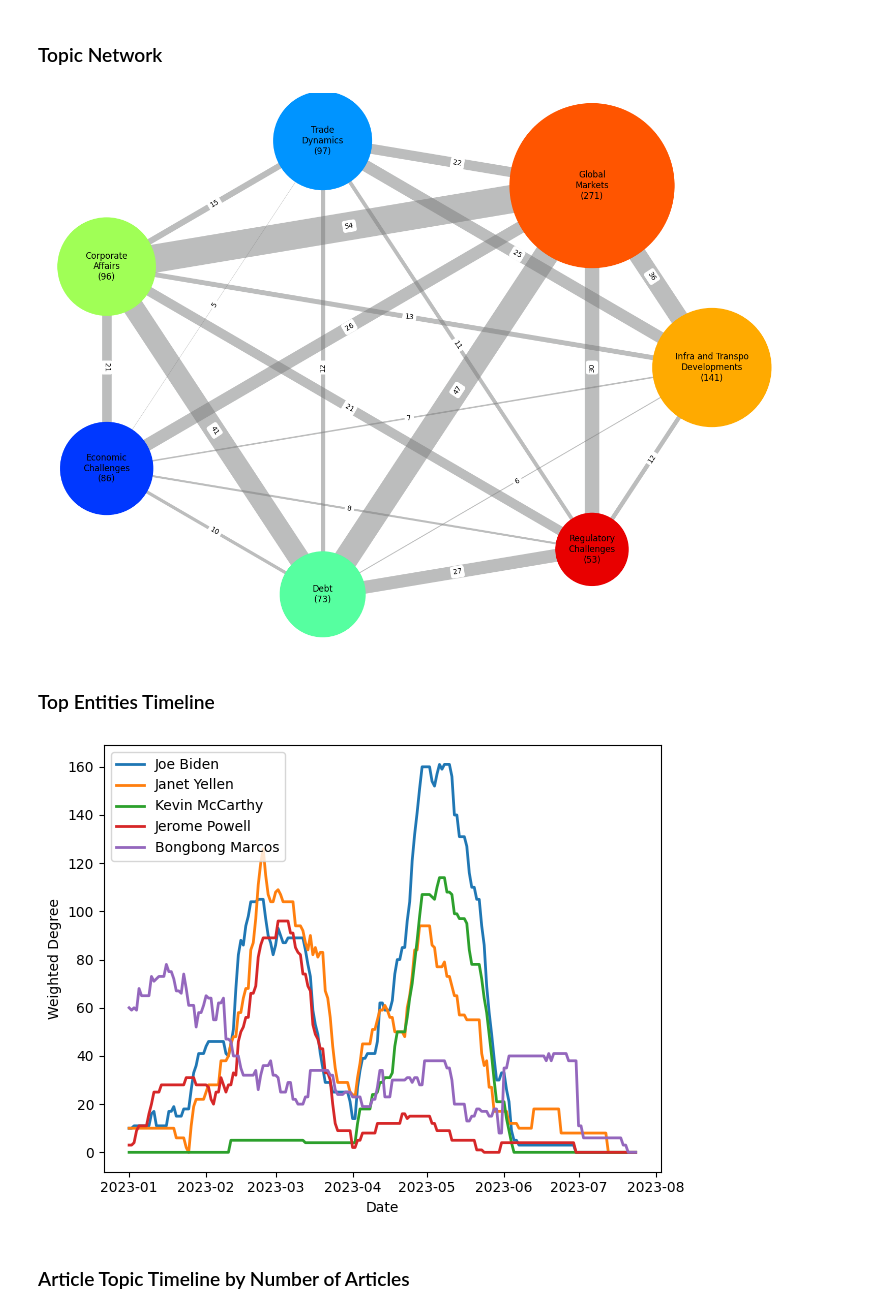
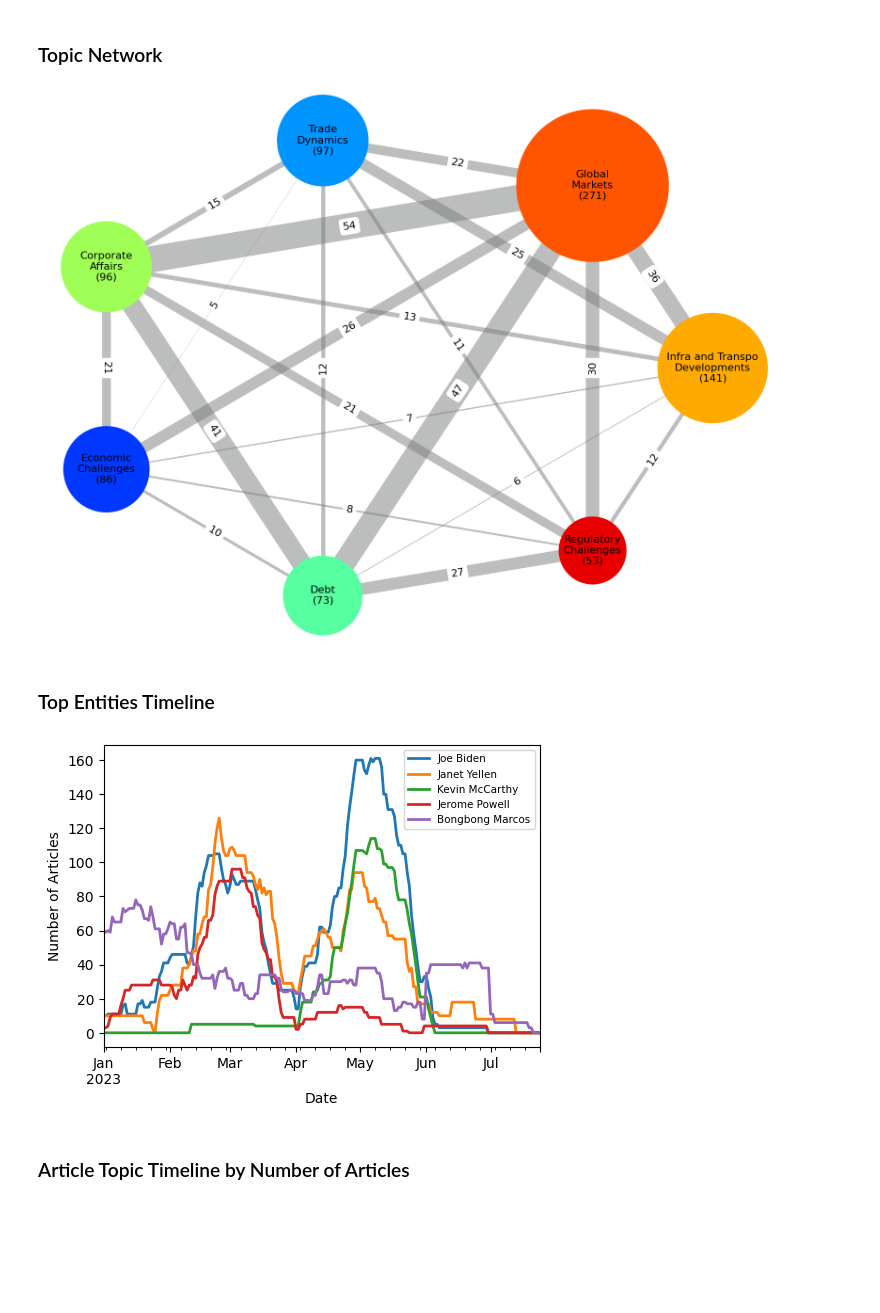
Before and after one commit to jstlegara/articles_and_entities, a Jupyter notebook: notebooks/plotting.ipynb, the cells around one changed output. Cells and saved outputs as stored; diff of their text form; code cells hidden in the pictures; blank space fills up the shorter version.

Commit message:
Refactored plotting code to optimize layout for paper

```diff
--- a/notebooks/plotting.ipynb
+++ b/notebooks/plotting.ipynb
@@ -358,16 +359,16 @@ def plot_topic_network(df):
             labels[node] = f"{new_node}\n({article_count})"
 
     # Draw the graph
-    plt.figure(figsize=(12*1.2, 9*1.2))
+    plt.figure(figsize=(12*1.3, 9*1.3))
     pos = nx.circular_layout(G)
     nx.draw(
         G, pos, with_labels=True, labels=labels, node_color=node_colors,
         edge_color=(0.4823, 0.4862, 0.4862, 0.5),
-        width=scaled_weights, node_size=node_sizes, font_size=12
+        width=scaled_weights, node_size=node_sizes, font_size=16
     )
     # plt.title("Topic Network")
     edge_labels = nx.get_edge_attributes(G, 'weight')
-    nx.draw_networkx_edge_labels(G, pos, edge_labels=edge_labels)
+    nx.draw_networkx_edge_labels(G, pos, edge_labels=edge_labels, font_size=16)
     # plt.tight_layout()
     plt.savefig(
         os.path.join(plots_folder_path,
@@ -378,7 +379,7 @@ def plot_topic_network(df):
 
 plot_topic_network(df)
 # %% [output]
-[figure, old version]
+[figure, new version]
 # %% [markdown]
 ### Top Entities Timeline
 # %%
@@ -414,40 +415,43 @@ def plot_top_entities_timeline(self, p=5, window_size=7):
         missing_dates = set(all_dates) - existing_dates
         for missing_date in missing_dates:
             results[value].append((pd.Timestamp(missing_date), 0))
         results[value].sort()
 
     max_degree_elems = sorted(results,
                                 key=lambda x: max([degree for _, degree in
                                                     results[x]]),
                                 reverse=True)
     top_p_elems = max_degree_elems[:p]
 
-    plt.figure(figsize=(12/1.8, 9/1.8))
+    plt.figure(figsize=(12/2.3, 9/2.3))
 
     default_colors = plt.rcParams['axes.prop_cycle'].by_key()['color']
     color_dict = {value: color for value, color in
                     zip(top_p_elems, default_colors)}
 
     for index, focus_elem in enumerate(top_p_elems):
         values = results[focus_elem]
         dates, degrees = zip(*values)
-        plt.plot(dates, degrees, '-', label=focus_elem,
-                    color=color_dict[focus_elem], linewidth=2)
-    plt.ylabel("Weighted Degree")
+        pd.Series(degrees, index=dates).plot(
+            label=focus_elem, color=color_dict[focus_elem], linewidth=2
+        )
+        # plt.plot(dates, degrees, '-', label=focus_elem,
+        #             color=color_dict[focus_elem], linewidth=2)
+    plt.ylabel("Number of Articles")
     plt.xlabel("Date")
-    plt.legend(loc='upper left')
+    plt.legend(loc='upper right', fontsize=7.5)
     # plt.title(f"Weighted Degree Progression of Top {p} Elements")
     plt.tight_layout()
     plt.savefig(
         os.path.join(plots_folder_path,
-                     f'top-entities-timeline-{window_size}days.png'),
+                     f'top-entities-timeline-{window_size:02d}days.png'),
         dpi=200,
         bbox_inches='tight'
     )
 
 plot_top_entities_timeline(news_network, 5, 30)
 # %% [output]
-[figure, old version]
+[figure, new version]
 # %% [markdown]
 ### Article Topic Timeline by Number of Articles
 # %%
```
Also changed, not shown: parts of 6 cells of this notebook, 20 other files.
